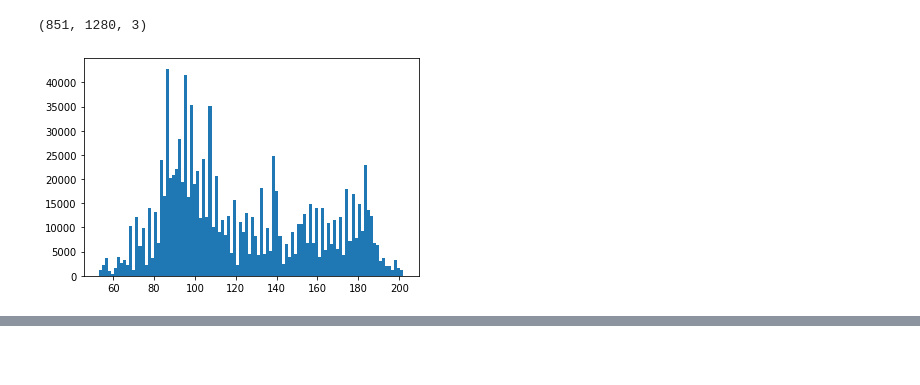
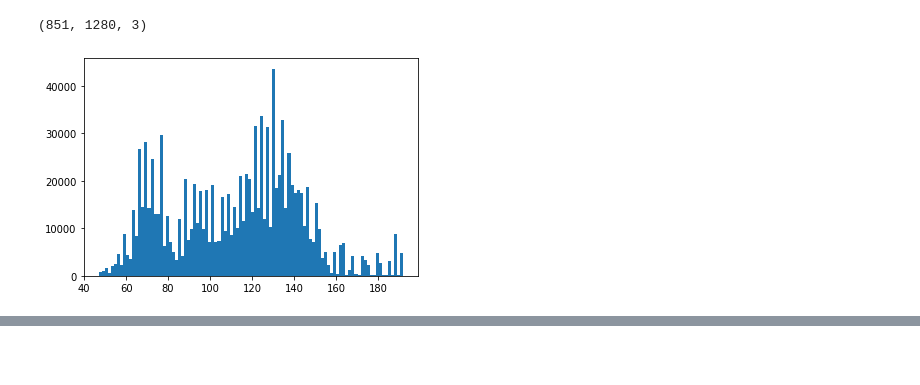
Before and after one commit to AnastasiiaKarliuk/CV, a Jupyter notebook: Hw_1.ipynb, the cells around one changed output, grey strips where cells are left out. Cells and saved outputs as stored; diff of their text form; code cells hidden in the pictures.

```diff
--- a/Hw_1.ipynb
+++ b/Hw_1.ipynb
@@ -78,8 +85,8 @@ rgb_img.shape
 # %% [output]
 (851, 1280, 3)
 # %%
-plt.hist(img[:, :, 1].ravel(), bins=100)
+plt.hist(img[:, :, 0].ravel(), bins=100)
 plt.show()
 # %% [output]
-[figure, old version]
+[figure, new version]
 # %%
```
Also changed, not shown: parts of 12 cells of this notebook.
